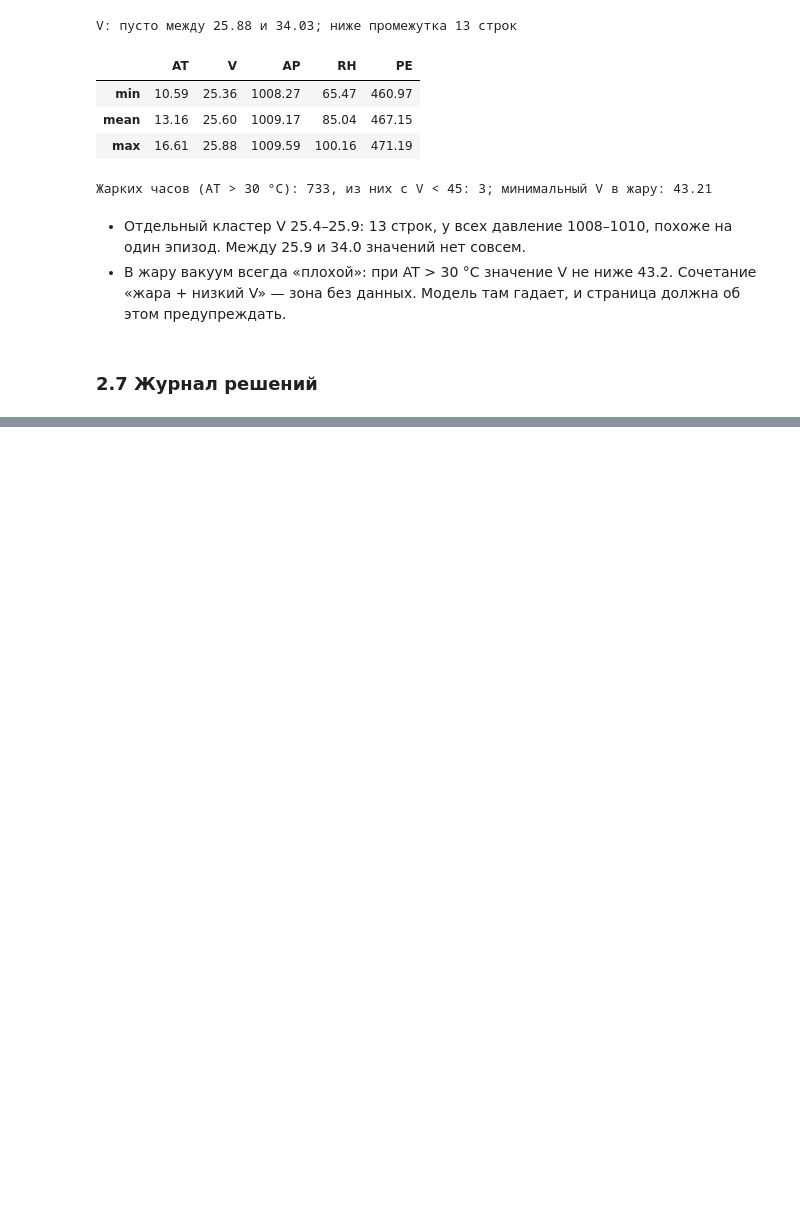
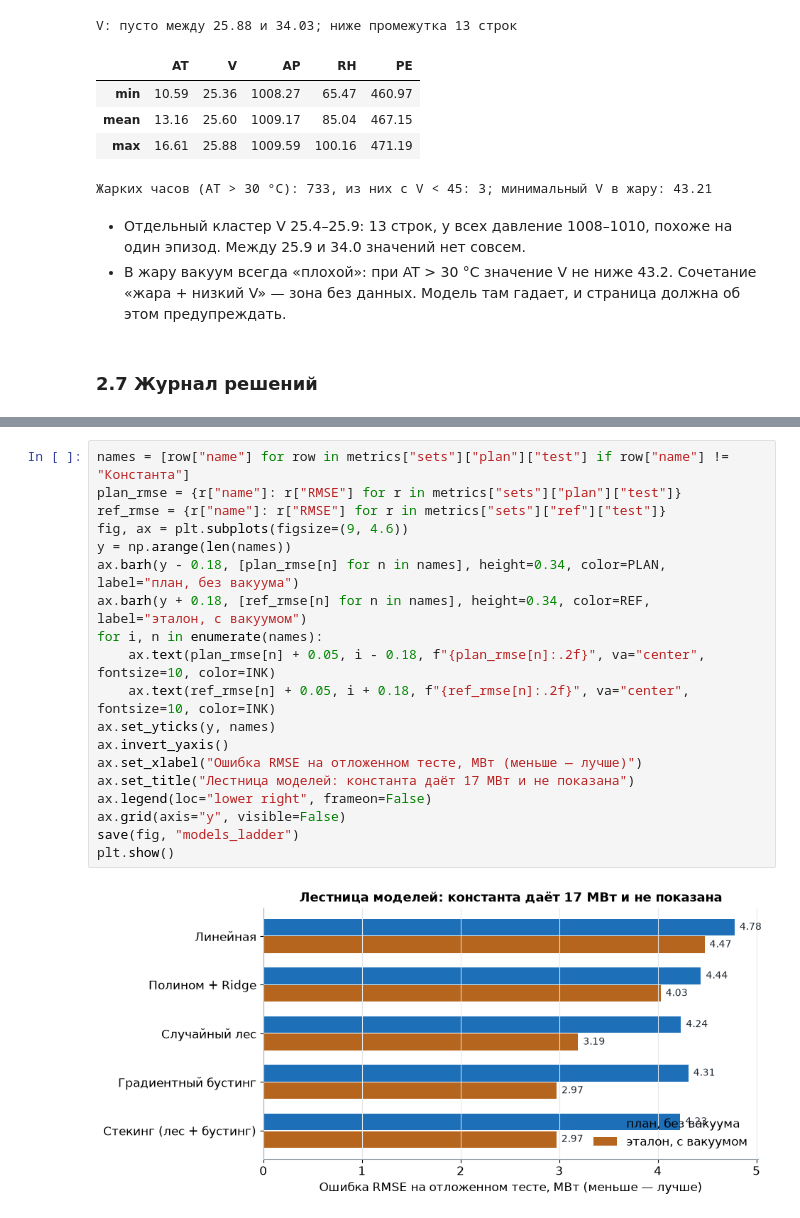
Before and after one commit to eFoggye/etalon-pgu, a Jupyter notebook: notebooks/research.ipynb, the cells around one changed output, grey strips where cells are left out. Cells and saved outputs as stored; diff of their text form; blank space fills up the shorter version.

```diff
--- a/notebooks/research.ipynb
+++ b/notebooks/research.ipynb
@@ -246,0 +314,21 @@ display(Markdown(journal.split("\n", 1)[1]))
+# %%
+names = [row["name"] for row in metrics["sets"]["plan"]["test"] if row["name"] != "Константа"]
+plan_rmse = {r["name"]: r["RMSE"] for r in metrics["sets"]["plan"]["test"]}
+ref_rmse = {r["name"]: r["RMSE"] for r in metrics["sets"]["ref"]["test"]}
+fig, ax = plt.subplots(figsize=(9, 4.6))
+y = np.arange(len(names))
+ax.barh(y - 0.18, [plan_rmse[n] for n in names], height=0.34, color=PLAN, label="план, без вакуума")
+ax.barh(y + 0.18, [ref_rmse[n] for n in names], height=0.34, color=REF, label="эталон, с вакуумом")
+for i, n in enumerate(names):
+    ax.text(plan_rmse[n] + 0.05, i - 0.18, f"{plan_rmse[n]:.2f}", va="center", fontsize=10, color=INK)
+    ax.text(ref_rmse[n] + 0.05, i + 0.18, f"{ref_rmse[n]:.2f}", va="center", fontsize=10, color=INK)
+ax.set_yticks(y, names)
+ax.invert_yaxis()
+ax.set_xlabel("Ошибка RMSE на отложенном тесте, МВт (меньше — лучше)")
+ax.set_title("Лестница моделей: константа даёт 17 МВт и не показана")
+ax.legend(loc="lower right", frameon=False)
+ax.grid(axis="y", visible=False)
+save(fig, "models_ladder")
+plt.show()
+# %% [output]
+[figure, added]
```
Also changed, not shown: parts of 36 cells of this notebook, 19 other files.
